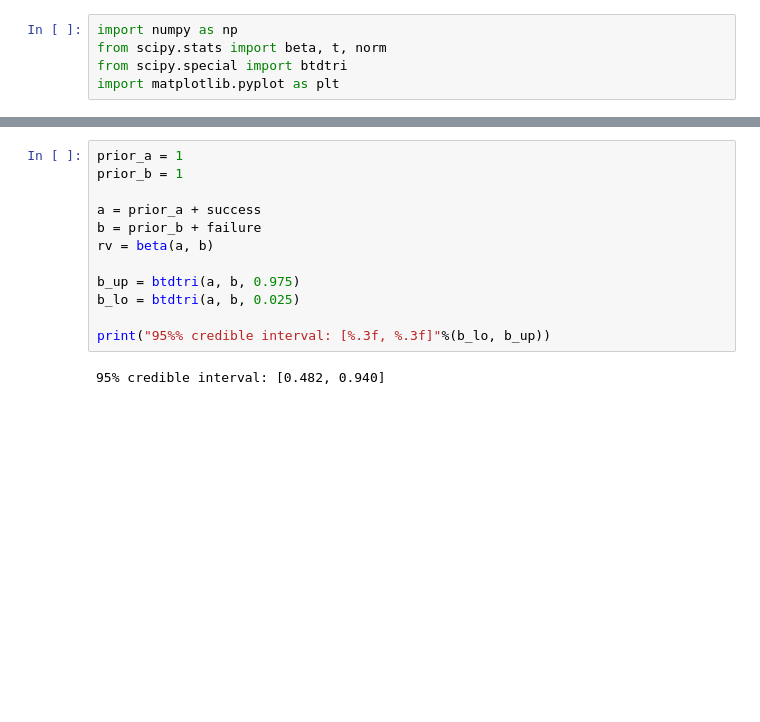
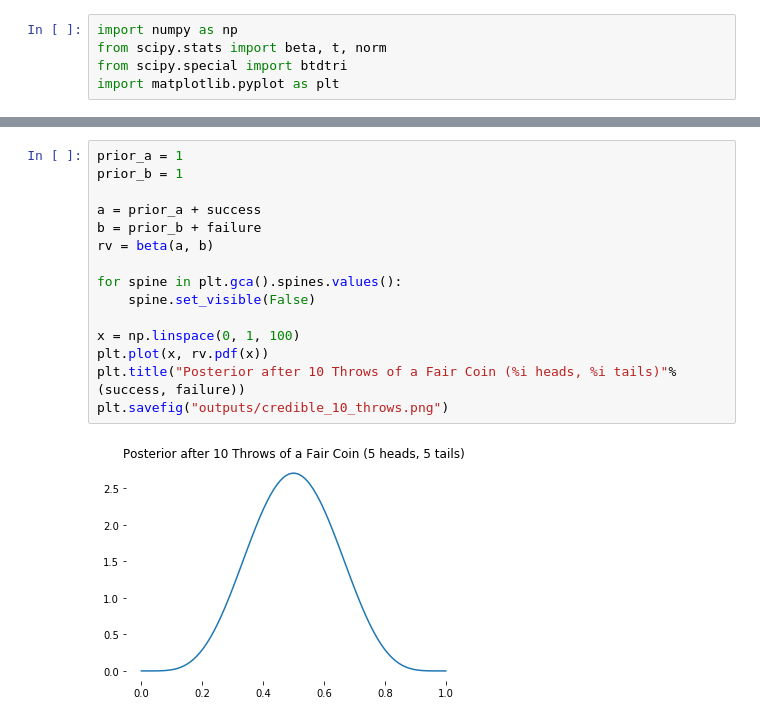
Before and after one commit to shawlu95/Data-Science-Toolbox, a Jupyter notebook: concepts/credible_interval.ipynb, the cells around one changed output, grey strips where cells are left out. Drawn from its saved outputs; the diff is of its cells as text; blank space fills up the shorter version.

```diff
--- a/concepts/credible_interval.ipynb
+++ b/concepts/credible_interval.ipynb
@@ -15,14 +15,17 @@ success = 8, failure = 2
-# %%
-prior_a = 1
-prior_b = 1
-
-a = prior_a + success
-b = prior_b + failure
-rv = beta(a, b)
-
-b_up = btdtri(a, b, 0.975)
-b_lo = btdtri(a, b, 0.025)
-
-print("95%% credible interval: [%.3f, %.3f]"%(b_lo, b_up))
-# %% [output]
-95% credible interval: [0.482, 0.940]
+# %%
+prior_a = 1
+prior_b = 1
+
+a = prior_a + success
+b = prior_b + failure
+rv = beta(a, b)
+
+for spine in plt.gca().spines.values():
+    spine.set_visible(False)
+
+x = np.linspace(0, 1, 100)
+plt.plot(x, rv.pdf(x))
+plt.title("Posterior after 10 Throws of a Fair Coin (%i heads, %i tails)"%(success, failure))
+plt.savefig("outputs/credible_10_throws.png")
+# %% [output]
+[figure, added]
```
Also changed, not shown: parts of 6 cells of this notebook, 1 other file.
